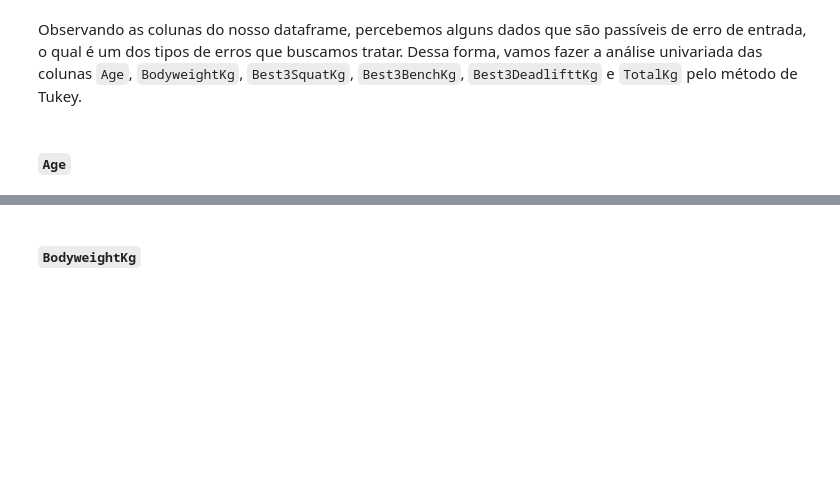
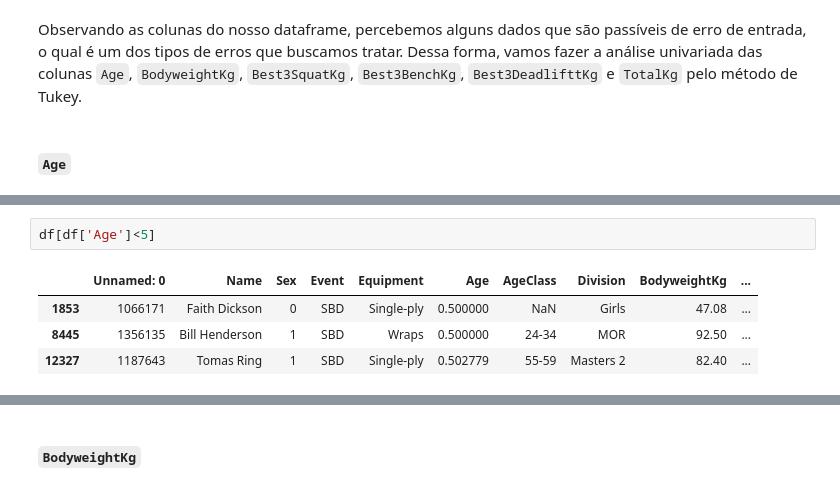
Before and after one commit to RafaelBNN/if697, a Jupyter notebook: ProjetoIF697.ipynb, the cells around one changed output, grey strips where cells are left out. Drawn from its saved outputs; the diff is of its cells as text; blank space fills up the shorter version.

```diff
--- a/ProjetoIF697.ipynb
+++ b/ProjetoIF697.ipynb
@@ -735 +770,8 @@ Observando as colunas do nosso dataframe, percebemos alguns dados que são pass
+# %%
+df[df['Age']<5]
+# %% [output]
+|  | Unnamed: 0 | Name | Sex | Event | Equipment | Age | AgeClass | Division | BodyweightKg | ... |
+| 1853 | 1066171 | Faith Dickson | 0 | SBD | Single-ply | 0.500000 | NaN | Girls | 47.08 | ... |
+| 8445 | 1356135 | Bill Henderson | 1 | SBD | Wraps | 0.500000 | 24-34 | MOR | 92.50 | ... |
+| 12327 | 1187643 | Tomas Ring | 1 | SBD | Single-ply | 0.502779 | 55-59 | Masters 2 | 82.40 | ... |
 # %%
```
Also changed, not shown: parts of 28 cells of this notebook.
